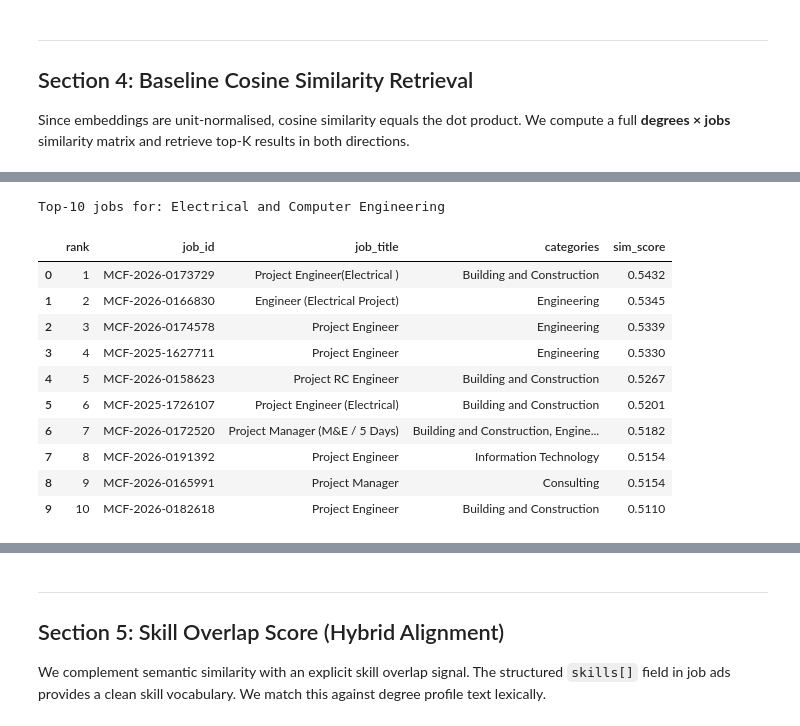
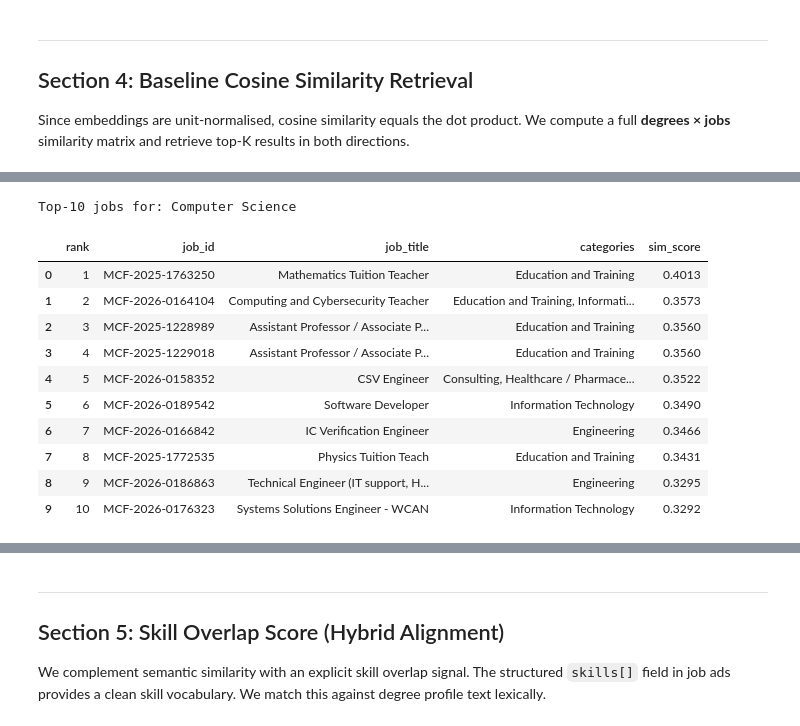
Before and after one commit to marcussyeo/DSA4264-Text-Group-3, a Jupyter notebook: notebooks/nus.ipynb, the cells around one changed output, grey strips where cells are left out. Saved outputs shown, nothing was run; the diff lists cells and outputs as text; code cells hidden in the pictures.

```diff
--- a/notebooks/nus.ipynb
+++ b/notebooks/nus.ipynb
@@ -367,28 +350,26 @@ missing module joins : 0
 # %%
-MAX_WORDS_PER_PROFILE = 8000  # approximate token budget per degree
+MAX_WORDS_PER_PROFILE = 8000
 
 degree_modules = degree_modules.copy()
 degree_modules['module_order'] = np.arange(len(degree_modules))
 
-# Keep only rows with usable module text
+# Keep only rows with usable text
 degree_modules = degree_modules[
     degree_modules['description_clean'].str.len() > 0
 ].copy()
 
 def build_module_text(row: pd.Series) -> str:
-    """Create one text block per module using code + description + prerequisites."""
+    """Create one text block per module using code + description + extracted skills."""
     parts = [f"{row['moduleCode']}. {row['description_clean']}"]
 
-    prereq = row.get('prerequisite', '')
-    if isinstance(prereq, str) and prereq.strip():
-        parts.append(f"Prerequisites: {prereq.strip()}.")
+    if row['description_skills']:
+        parts.append(f"Skills: {row['description_skills']}.")
 
     return ' '.join(parts).strip()
 
 degree_modules['module_profile_text'] = degree_modules.apply(build_module_text, axis=1)
 
 def build_profile_text(group: pd.DataFrame, max_words: int = MAX_WORDS_PER_PROFILE) -> str:
-    """Concatenate module texts in core->common order, up to max_words."""
     group = group.sort_values(['requirement_group', 'module_order'])
 
     result = []
@@ -401,7 +382,6 @@ def build_profile_text(group: pd.DataFrame, max_words: int = MAX_WORDS_PER_PROFI
             if remaining > 10:
                 result.append(' '.join(words[:remaining]))
             break
-
         result.append(text)
         word_count += len(words)
 
@@ -418,9 +398,10 @@ degree_profiles = (
     .reset_index(drop=True)
 )
 
+degree_profiles['degree_label'] = degree_profiles['degree_name']
+
 print(f'Built {len(degree_profiles)} degree profiles')
 display(degree_profiles[['degree_id', 'degree_name', 'n_modules', 'word_count']])
-display(degree_profiles.head())
 # %% [output]
 Built 5 degree profiles
 |  | degree_id | degree_name | n_modules | word_count |
@@ -601,25 +582,26 @@ def top_k_degrees_for_job(job_idx: int, k: int = K) -> pd.DataFrame:
     })
 # %%
 # Demo: Top-10 jobs for Computer Science
-cs_idx = degree_profiles[degree_profiles['department'].str.contains('Computer', case=False)].index
+cs_idx = degree_profiles[degree_profiles['degree_id'] == 'cs'].index
+
 if len(cs_idx) > 0:
     idx = degree_profiles.index.get_loc(cs_idx[0])
-    dept_name = degree_profiles.iloc[idx]['department']
-    print(f'Top-{K} jobs for: {dept_name}')
+    degree_name = degree_profiles.iloc[idx]['degree_name']
+    print(f'Top-{K} jobs for: {degree_name}')
     display(top_k_jobs_for_degree(idx, K))
 else:
-    print('No Computer department found — showing first degree profile instead.')
+    print('No CS degree found — showing first degree profile instead.')
     display(top_k_jobs_for_degree(0, K))
 # %% [output]
-Top-10 jobs for: Electrical and Computer Engineering
+Top-10 jobs for: Computer Science
 |  | rank | job_id | job_title | categories | sim_score |
-| 0 | 1 | MCF-2026-0173729 | Project Engineer(Electrical ) | Building and Construction | 0.5432 |
-| 1 | 2 | MCF-2026-0166830 | Engineer (Electrical Project) | Engineering | 0.5345 |
-| 2 | 3 | MCF-2026-0174578 | Project Engineer | Engineering | 0.5339 |
-| 3 | 4 | MCF-2025-1627711 | Project Engineer | Engineering | 0.5330 |
-| 4 | 5 | MCF-2026-0158623 | Project RC Engineer | Building and Construction | 0.5267 |
-| 5 | 6 | MCF-2025-1726107 | Project Engineer (Electrical) | Building and Construction | 0.5201 |
-| 6 | 7 | MCF-2026-0172520 | Project Manager (M&E / 5 Days) | Building and Construction, Engine... | 0.5182 |
-| 7 | 8 | MCF-2026-0191392 | Project Engineer | Information Technology | 0.5154 |
-| 8 | 9 | MCF-2026-0165991 | Project Manager | Consulting | 0.5154 |
-| 9 | 10 | MCF-2026-0182618 | Project Engineer | Building and Construction | 0.5110 |
+| 0 | 1 | MCF-2025-1763250 | Mathematics Tuition Teacher | Education and Training | 0.4013 |
+| 1 | 2 | MCF-2026-0164104 | Computing and Cybersecurity Teacher | Education and Training, Informati... | 0.3573 |
+| 2 | 3 | MCF-2025-1228989 | Assistant Professor / Associate P... | Education and Training | 0.3560 |
+| 3 | 4 | MCF-2025-1229018 | Assistant Professor / Associate P... | Education and Training | 0.3560 |
+| 4 | 5 | MCF-2026-0158352 | CSV Engineer | Consulting, Healthcare / Pharmace... | 0.3522 |
+| 5 | 6 | MCF-2026-0189542 | Software Developer | Information Technology | 0.3490 |
+| 6 | 7 | MCF-2026-0166842 | IC Verification Engineer | Engineering | 0.3466 |
+| 7 | 8 | MCF-2025-1772535 | Physics Tuition Teach | Education and Training | 0.3431 |
+| 8 | 9 | MCF-2026-0186863 | Technical Engineer (IT support, H... | Engineering | 0.3295 |
+| 9 | 10 | MCF-2026-0176323 | Systems Solutions Engineer - WCAN | Information Technology | 0.3292 |
```
Also changed, not shown: parts of 10 cells of this notebook.
